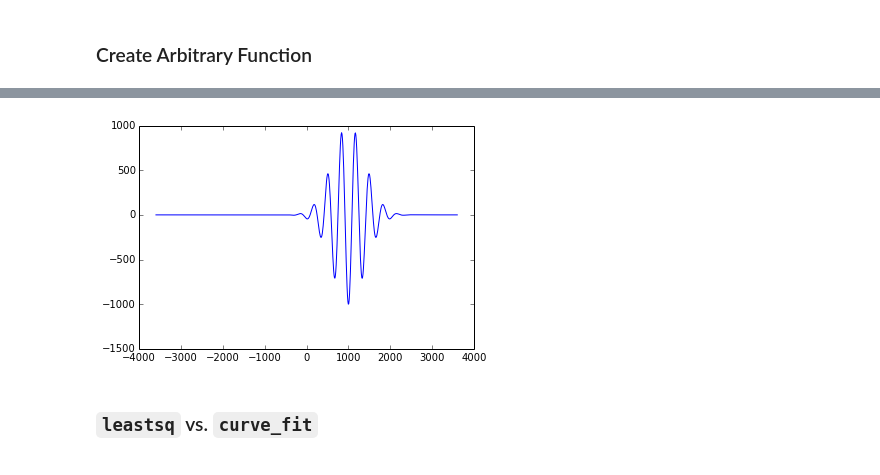
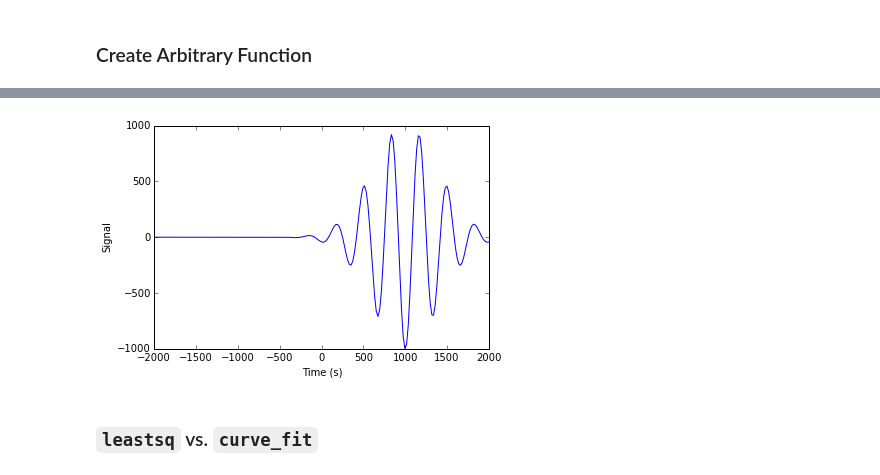
Before and after one commit to skgrunblatt/research, a Jupyter notebook: ArtificialWaveletWalkThru.ipynb, the cells around one changed output, grey strips where cells are left out. Saved outputs shown, nothing was run; the diff lists cells and outputs as text; code cells hidden in the pictures.

```diff
--- a/ArtificialWaveletWalkThru.ipynb
+++ b/ArtificialWaveletWalkThru.ipynb
@@ -41,20 +42,25 @@ Below, we've written the equation for a wavelet as `leastsq_func` and `curve_fit
 # %%
 leastsq_func = lambda p, t: (p[0]**2*(2*np.pi*p[2])/np.sqrt(8*np.pi))*np.exp(-(2*np.pi*p[2])**2*(t - p[3])**2/8)*np.cos(2*np.pi*p[1]*(t-p[4]))
 
 def curve_fit_func(t,p0,p1,p2,p3,p4):
     return (p0**2*(2*np.pi*p2)/np.sqrt(8*np.pi))*np.exp(-(2*np.pi*p2)**2*(t - p3)**2/8)*np.cos(2*np.pi*p1*(t-p4))
 
 #Test fit to model, see what params are returned
-testimes = np.linspace(-3600,3600,720)
+testimes = np.linspace(-2000,2000,200)
 A = 1000
-omega
-testwave = (1000**2*(2*np.pi*0.0008)/np.sqrt(8*np.pi))*np.exp(-((2*np.pi*0.0008)**2*(testimes - 1000)**2)/8)*np.cos(2*np.pi*0.003*(testimes-500))
+nu = 0.003 # nu = omega / (2pi)
+deltanu = 0.0008 # deltanu = deltaomega / (2pi)
+Tgroup = 1000
+Tphase = 500
+testwave = (A**2*(2*np.pi*deltanu)/np.sqrt(8*np.pi))*np.exp(-((2*np.pi*deltanu)**2*(testimes - Tgroup)**2)/8)*np.cos(2*np.pi*nu*(testimes-Tphase))
 
 #Plot the test wavelet.
 plt.plot(testimes,testwave)
+plt.xlabel('Time (s)')
+plt.ylabel('Signal')
 plt.show()
 # %% [output]
-[figure, old version]
+[figure, new version]
 # %% [markdown]
 ### `leastsq` vs. `curve_fit`
 # %% [markdown]
```
Also changed, not shown: parts of 4 cells of this notebook.
